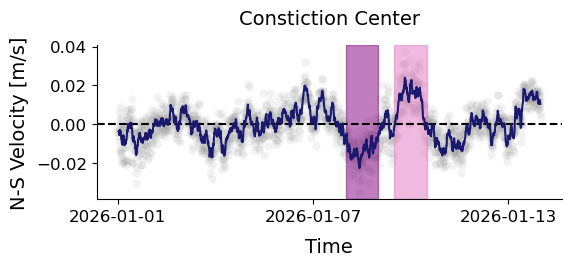
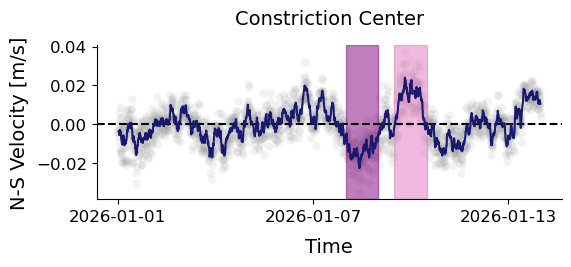
Unified diff of the notebook cell whose output changed from the first chart to the second:
--- before
+++ after
@@ -10,9 +10,9 @@
 ax.set_xlabel('Time', fontsize=14, labelpad=10)
 ax.set_ylabel('N-S Velocity [m/s]', fontsize=14, labelpad=5)
-ax.set_title('Constiction Center', fontsize=14, pad=15)
+ax.set_title('Constriction Center', fontsize=14, pad=15)
 ax.set_xticks(ax.get_xticks()[::3])
 ax.tick_params(axis='both', labelsize=12)
 
 ax.spines[['right', 'top']].set_visible(False)
-#plt.savefig('../gallery/surf/2026_03_16/temporal_C.svg', bbox_inches='tight')
+plt.savefig('../gallery/surf/2026_03_16/temporal_C.svg', bbox_inches='tight')
 plt.show()

Commit: APhys group meeting presentation 26.04.01.